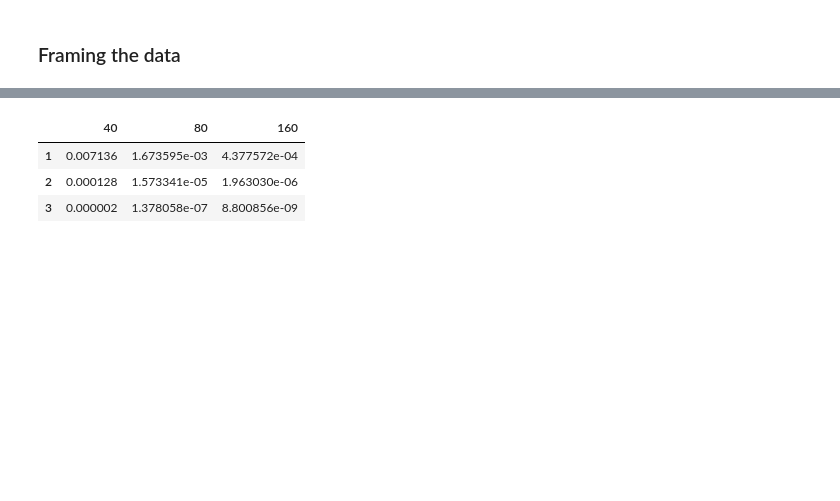
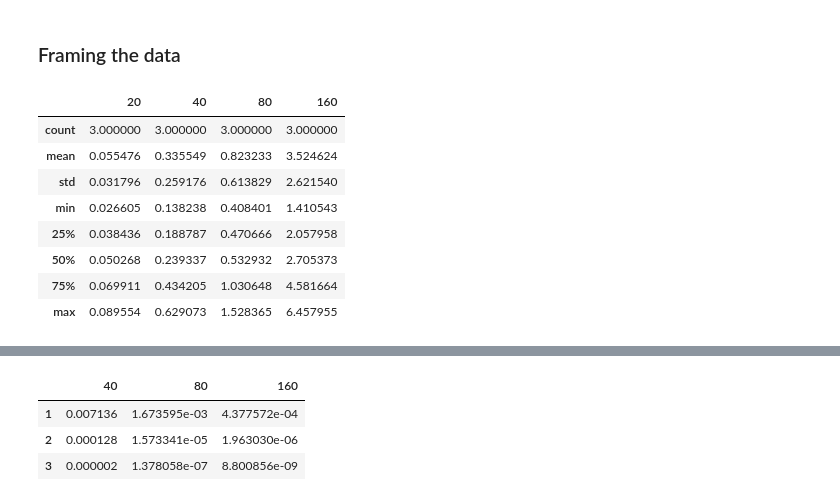
Before and after one commit to ericlesaquiles/FEMexperiments, a Jupyter notebook: ex2/ex2J.ipynb, the cells around one changed output, grey strips where cells are left out. Saved outputs shown, nothing was run; the diff lists cells and outputs as text; code cells hidden in the pictures; blank space fills up the shorter version.

```diff
--- a/ex2/ex2J.ipynb
+++ b/ex2/ex2J.ipynb
@@ -179,0 +226,12 @@ for io, order in enumerate(orders):
+# %%
+elapsed_time_df2.describe()
+# %% [output]
+|  | 20 | 40 | 80 | 160 |
+| count | 3.000000 | 3.000000 | 3.000000 | 3.000000 |
+| mean | 0.055476 | 0.335549 | 0.823233 | 3.524624 |
+| std | 0.031796 | 0.259176 | 0.613829 | 2.621540 |
+| min | 0.026605 | 0.138238 | 0.408401 | 1.410543 |
+| 25% | 0.038436 | 0.188787 | 0.470666 | 2.057958 |
+| 50% | 0.050268 | 0.239337 | 0.532932 | 2.705373 |
+| 75% | 0.069911 | 0.434205 | 1.030648 | 4.581664 |
+| max | 0.089554 | 0.629073 | 1.528365 | 6.457955 |
```
Also changed, not shown: parts of 13 cells of this notebook, 25 other files.
